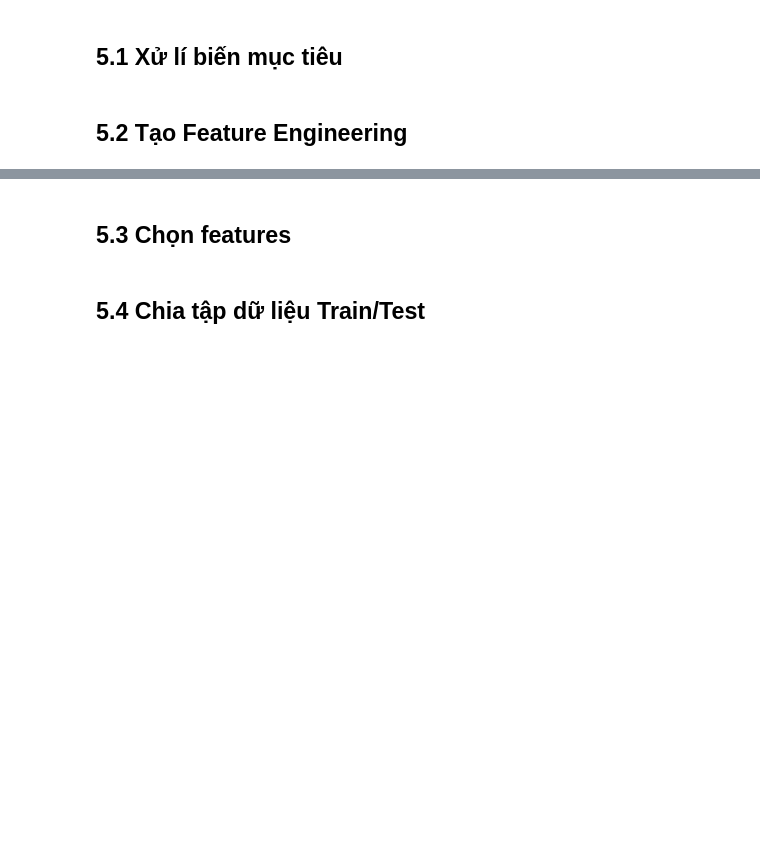
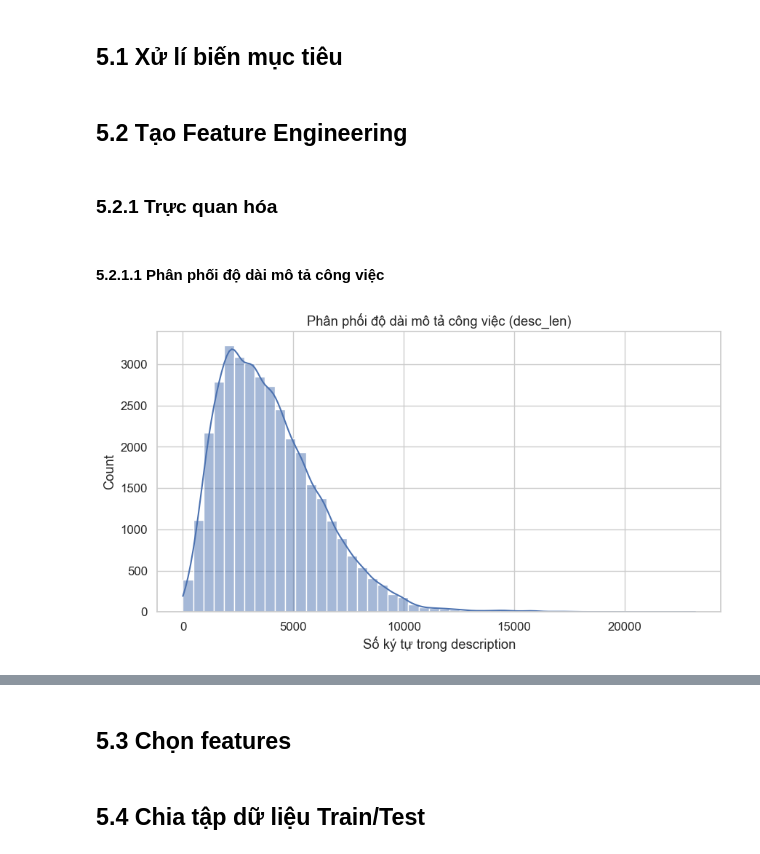
Before and after one commit to QuangMinh03042005/sgu25_kpdl, a Jupyter notebook: final/notebooks/research.ipynb, the cells around one changed output, grey strips where cells are left out. Drawn from its saved outputs; the diff is of its cells as text; code cells hidden in the pictures; blank space fills up the shorter version.

```diff
--- a/final/notebooks/research.ipynb
+++ b/final/notebooks/research.ipynb
@@ -1417,3 +1389,14 @@ df["num_linkedin_skills"] = df["linkedin_skills"].apply(list_len)
 df["apply_rate"] = _to_num(df["applies"]) / (_to_num(df["views"]) + 1)
 
 df["remote_allowed"] = _to_num(df["remote_allowed"])
+# %% [markdown]
+### 5.2.1 Trực quan hóa
+# %% [markdown]
+#### 5.2.1.1 Phân phối độ dài mô tả công việc
+# %%
+sns.histplot(df["desc_len"], bins=50, kde=True)
+plt.xlabel("Số ký tự trong description")
+plt.title("Phân phối độ dài mô tả công việc (desc_len)")
+plt.show()
+# %% [output]
+[figure, added]
```
Also changed, not shown: parts of 33 cells of this notebook, 5 other files.
